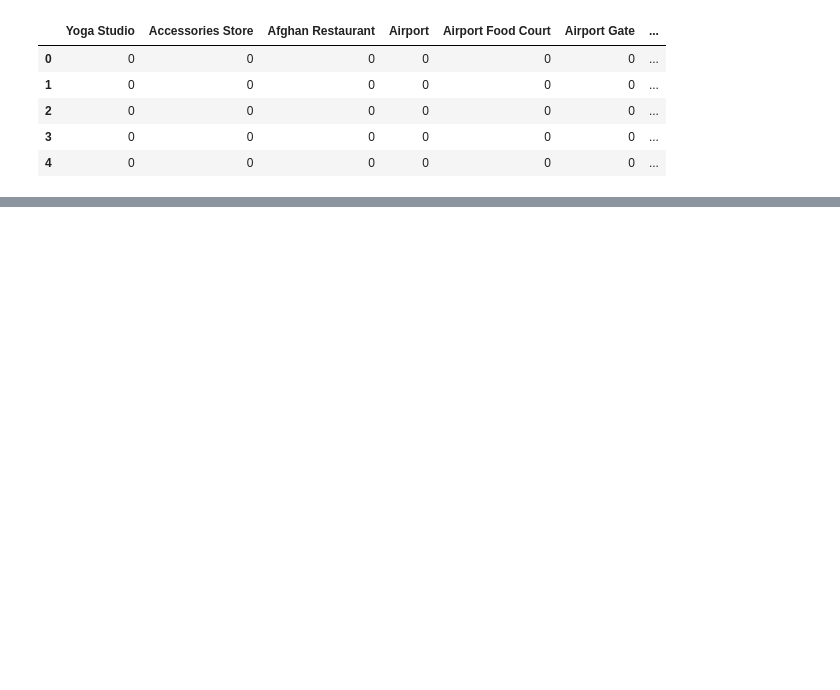
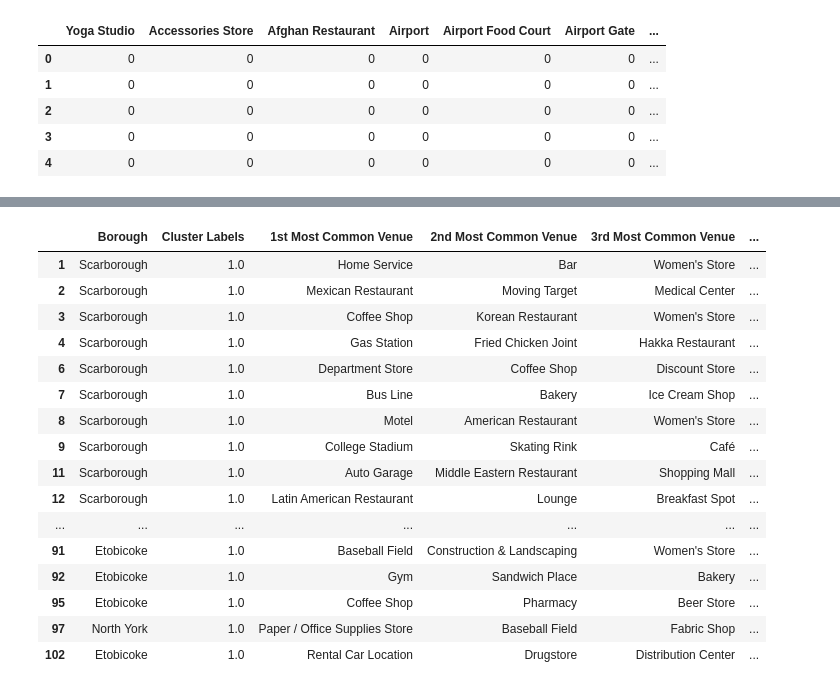
Before and after one commit to avleenmehal/Coursera_Capstone, a Jupyter notebook: Neighborhoods in Toronto part3.ipynb, the cells around one changed output, grey strips where cells are left out. Cells and saved outputs as stored; diff of their text form; code cells hidden in the pictures; blank space fills up the shorter version.

```diff
--- a/Neighborhoods in Toronto part3.ipynb
+++ b/Neighborhoods in Toronto part3.ipynb
@@ -253,0 +241,4 @@ toronto_onehot.head()
+# %%
+
+toronto_grouped = toronto_onehot.groupby('Neighborhood').mean().reset_index()
+toronto_grouped
@@ -253,0 +309,6 @@ toronto_onehot.head()
+# %%
+def return_most_common_venues(row, num_top_venues):
+    row_categories = row.iloc[1:]
+    row_categories_sorted = row_categories.sort_values(ascending=False)
+
+    return row_categories_sorted.index.values[0:num_top_venues]
@@ -253,0 +344,14 @@ toronto_onehot.head()
+# %%
+# Run k-means to cluster the neighborhood into 5 clusters.
+
+
+# set number of clusters
+kclusters = 5
+
+toronto_grouped_clustering = toronto_grouped.drop('Neighborhood', 1)
+
+# run k-means clustering
+kmeans = KMeans(n_clusters=kclusters, random_state=0).fit(toronto_grouped_clustering)
+
+# check cluster labels generated for each row in the dataframe
+kmeans.labels_[0:10]
@@ -253,0 +360,10 @@ toronto_onehot.head()
+# %%
+# add clustering labels
+neighborhoods_venues_sorted.insert(0, 'Cluster Labels', kmeans.labels_)
+
+toronto_merged = neighborhoods
+
+# merge toronto_grouped with toronto_data to add latitude/longitude for each neighborhood
+toronto_merged = toronto_merged.join(neighborhoods_venues_sorted.set_index('Neighborhood'), on='Neighbourhood')
+
+toronto_merged.head() # check the last columns!
@@ -253,0 +415,20 @@ toronto_onehot.head()
+# %%
+toronto_merged.loc[toronto_merged['Cluster Labels'] == 1, toronto_merged.columns[[1] + list(range(5, toronto_merged.shape[1]))]]
+# %% [output]
+|  | Borough | Cluster Labels | 1st Most Common Venue | 2nd Most Common Venue | 3rd Most Common Venue | ... |
+| 1 | Scarborough | 1.0 | Home Service | Bar | Women's Store | ... |
+| 2 | Scarborough | 1.0 | Mexican Restaurant | Moving Target | Medical Center | ... |
+| 3 | Scarborough | 1.0 | Coffee Shop | Korean Restaurant | Women's Store | ... |
+| 4 | Scarborough | 1.0 | Gas Station | Fried Chicken Joint | Hakka Restaurant | ... |
+| 6 | Scarborough | 1.0 | Department Store | Coffee Shop | Discount Store | ... |
+| 7 | Scarborough | 1.0 | Bus Line | Bakery | Ice Cream Shop | ... |
+| 8 | Scarborough | 1.0 | Motel | American Restaurant | Women's Store | ... |
+| 9 | Scarborough | 1.0 | College Stadium | Skating Rink | Café | ... |
+| 11 | Scarborough | 1.0 | Auto Garage | Middle Eastern Restaurant | Shopping Mall | ... |
+| 12 | Scarborough | 1.0 | Latin American Restaurant | Lounge | Breakfast Spot | ... |
+| ... | ... | ... | ... | ... | ... | ... |
+| 91 | Etobicoke | 1.0 | Baseball Field | Construction & Landscaping | Women's Store | ... |
+| 92 | Etobicoke | 1.0 | Gym | Sandwich Place | Bakery | ... |
+| 95 | Etobicoke | 1.0 | Coffee Shop | Pharmacy | Beer Store | ... |
+| 97 | North York | 1.0 | Paper / Office Supplies Store | Baseball Field | Fabric Shop | ... |
+| 102 | Etobicoke | 1.0 | Rental Car Location | Drugstore | Distribution Center | ... |
```
Also changed, not shown: parts of 20 cells of this notebook.
